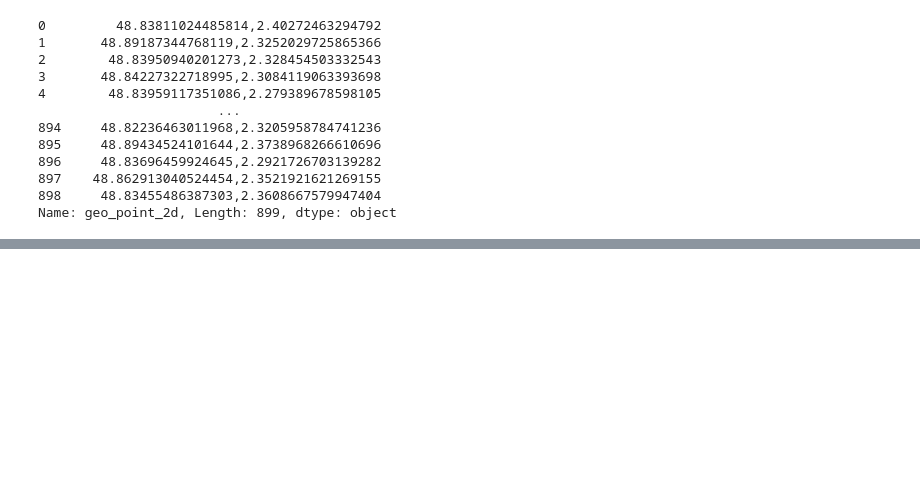
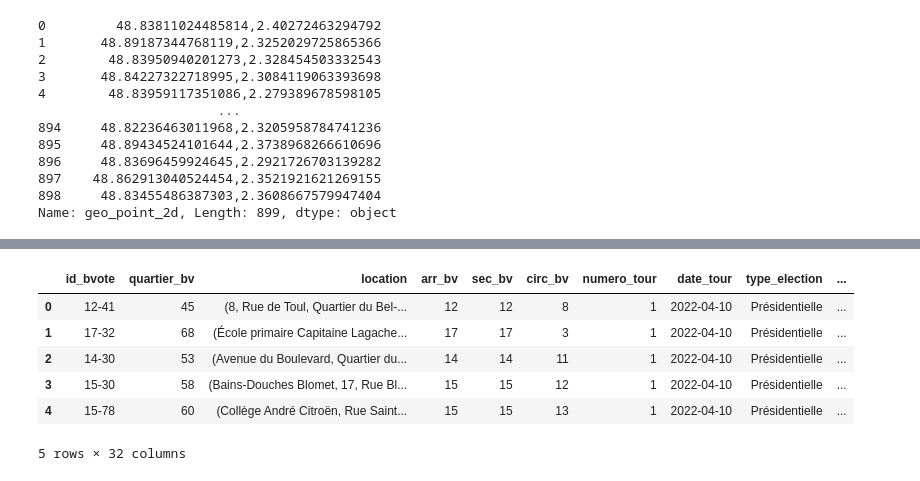
Before and after one commit to SimonDuperray/Presidentielles-2022, a Jupyter notebook: analyze.ipynb, the cells around one changed output, grey strips where cells are left out. Saved outputs shown, nothing was run; the diff lists cells and outputs as text; code cells hidden in the pictures; blank space fills up the shorter version.

Commit message:
:sparkles: add locations column in df and save it

```diff
--- a/analyze.ipynb
+++ b/analyze.ipynb
@@ -181,0 +174,7 @@ Location(8, Rue de Toul, Quartier du Bel-Air, Paris 12e Arrondissement, Paris,
+# %%
+locations = []
+
+for coo in ftd['geo_point_2d']:
+   locations.append(geolocator.reverse(coo))
+
+locations
@@ -181,0 +199,12 @@ Location(8, Rue de Toul, Quartier du Bel-Air, Paris 12e Arrondissement, Paris,
+# %%
+ftd.insert(2, 'location', locations)
+# %%
+ftd.head()
+# %% [output]
+|  | id_bvote | quartier_bv | location | arr_bv | sec_bv | circ_bv | numero_tour | date_tour | type_election | ... |
+| 0 | 12-41 | 45 | (8, Rue de Toul, Quartier du Bel-... | 12 | 12 | 8 | 1 | 2022-04-10 | Présidentielle | ... |
+| 1 | 17-32 | 68 | (École primaire Capitaine Lagache... | 17 | 17 | 3 | 1 | 2022-04-10 | Présidentielle | ... |
+| 2 | 14-30 | 53 | (Avenue du Boulevard, Quartier du... | 14 | 14 | 11 | 1 | 2022-04-10 | Présidentielle | ... |
+| 3 | 15-30 | 58 | (Bains-Douches Blomet, 17, Rue Bl... | 15 | 15 | 12 | 1 | 2022-04-10 | Présidentielle | ... |
+| 4 | 15-78 | 60 | (Collège André Citroën, Rue Saint... | 15 | 15 | 13 | 1 | 2022-04-10 | Présidentielle | ... |
+5 rows × 32 columns
```
Also changed, not shown: parts of 2 cells of this notebook.
